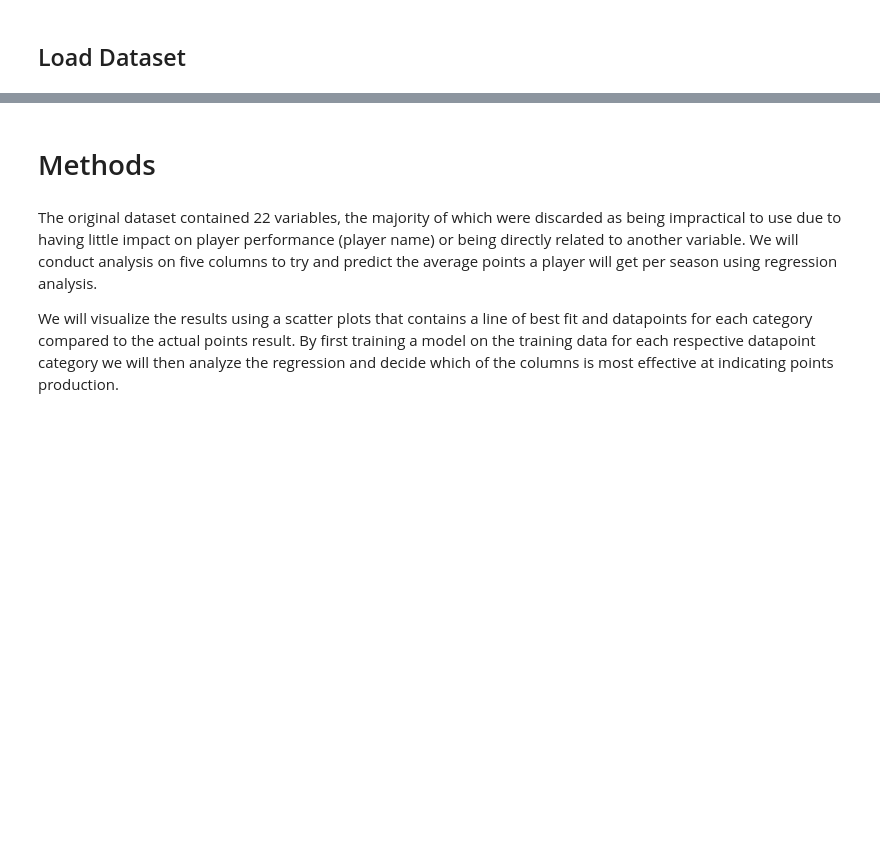
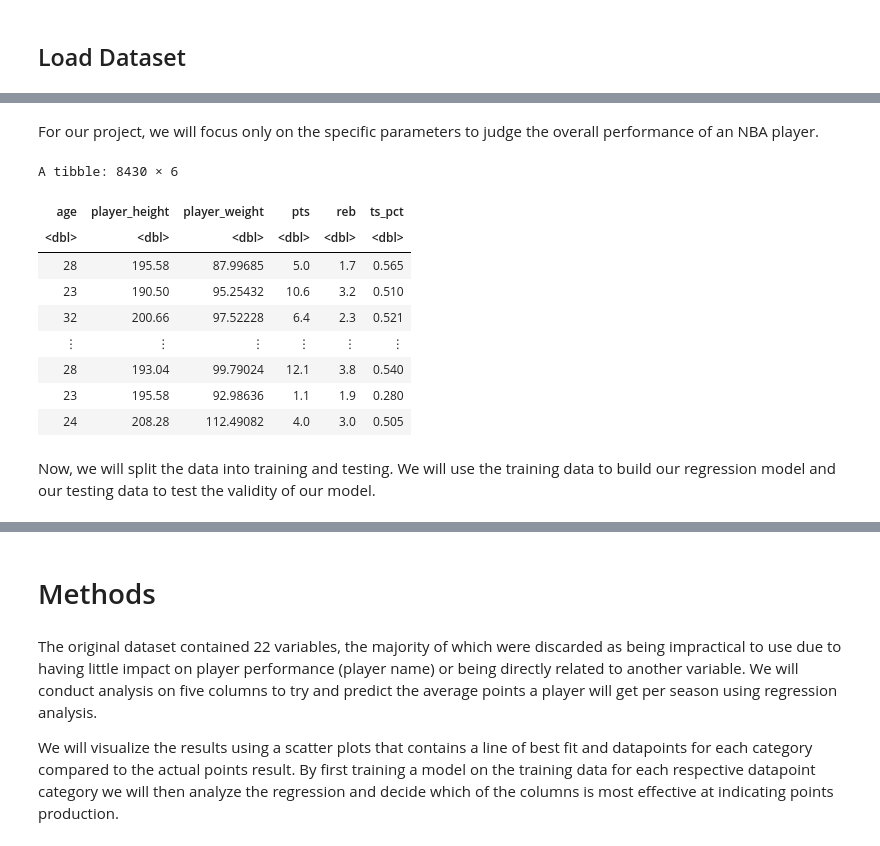
Before and after one commit to mdean808/dsci-100-group-project, a Jupyter notebook: project.ipynb, the cells around one changed output, grey strips where cells are left out. Cells and saved outputs as stored; diff of their text form; code cells hidden in the pictures; blank space fills up the shorter version.

```diff
--- a/project.ipynb
+++ b/project.ipynb
@@ -39,0 +73,20 @@ options(repr.matrix.max.rows = 6)
+# %% [markdown]
+For our project, we will focus only on the specific parameters to judge the overall performance of an NBA player.
+# %%
+nba_players <- nba_players |>
+filter(draft_year > 2000) |>
+select(age, player_height, player_weight, pts, reb, ts_pct)
+nba_players
+# %% [output]
+A tibble: 8430 × 6
+| age | player_height | player_weight | pts | reb | ts_pct |
+| <dbl> | <dbl> | <dbl> | <dbl> | <dbl> | <dbl> |
+| 28 | 195.58 | 87.99685 | 5.0 | 1.7 | 0.565 |
+| 23 | 190.50 | 95.25432 | 10.6 | 3.2 | 0.510 |
+| 32 | 200.66 | 97.52228 | 6.4 | 2.3 | 0.521 |
+| ⋮ | ⋮ | ⋮ | ⋮ | ⋮ | ⋮ |
+| 28 | 193.04 | 99.79024 | 12.1 | 3.8 | 0.540 |
+| 23 | 195.58 | 92.98636 | 1.1 | 1.9 | 0.280 |
+| 24 | 208.28 | 112.49082 | 4.0 | 3.0 | 0.505 |
+# %% [markdown]
+Now, we will split the data into training and testing. We will use the training data to build our regression model and our testing data to test the validity of our model.
```
Also changed, not shown: parts of 7 cells of this notebook.
